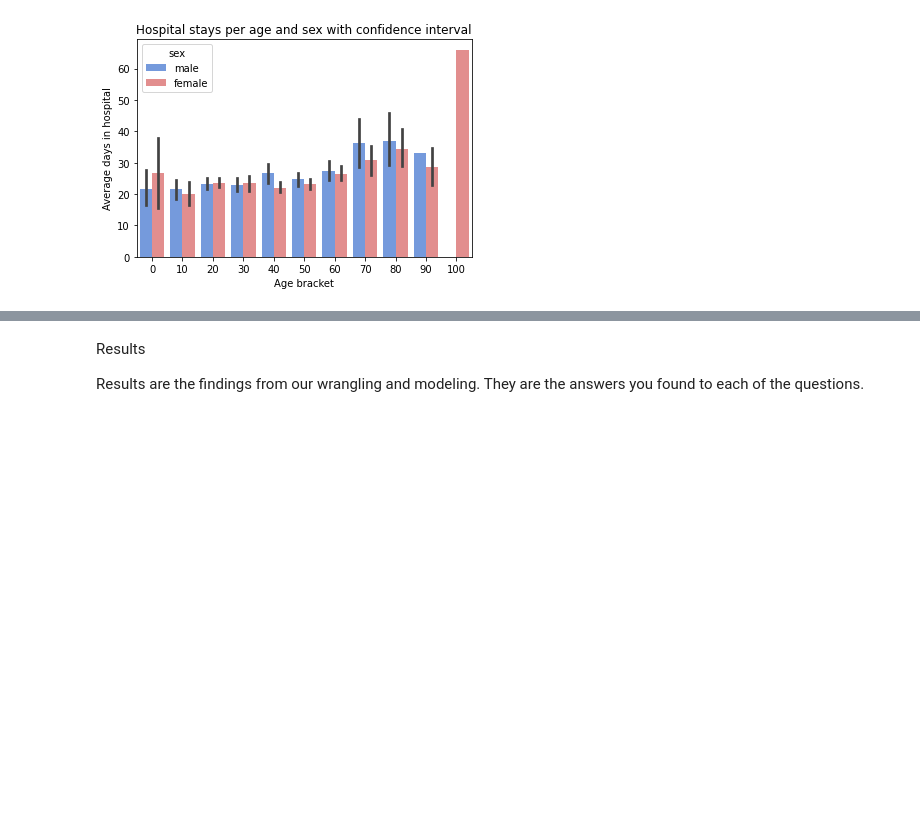
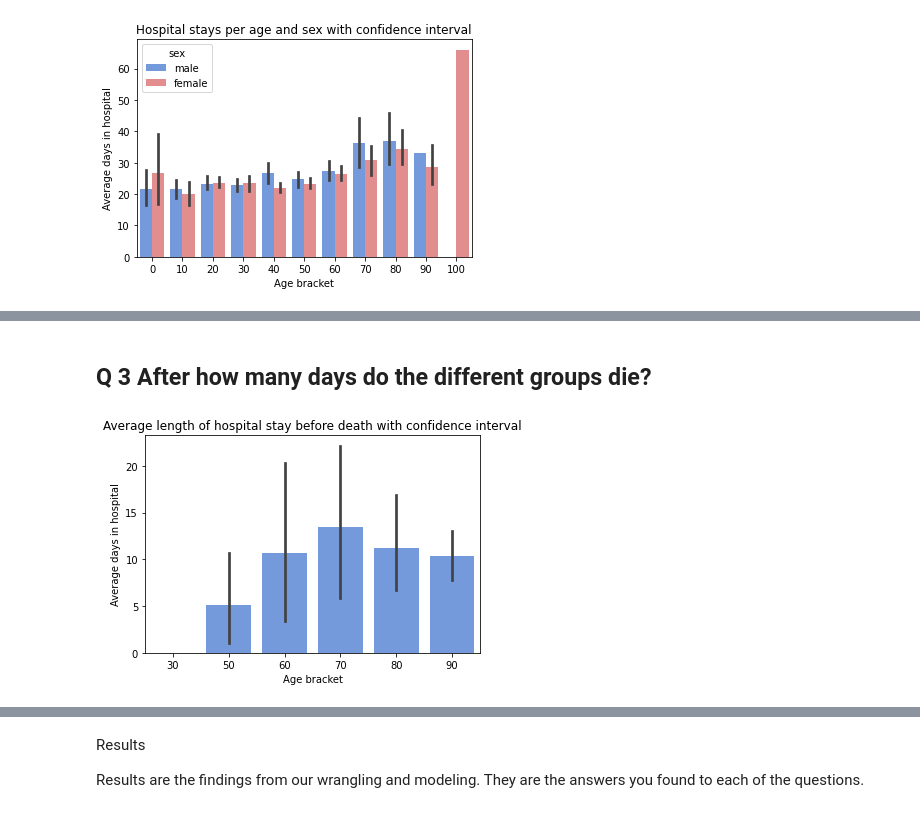
Before and after one commit to Jannis12324/korean_covid-19_patient_data_analysis, a Jupyter notebook: korean_covid-19_patients_data.ipynb, the cells around one changed output, grey strips where cells are left out. Cells and saved outputs as stored; diff of their text form; code cells hidden in the pictures; blank space fills up the shorter version.

Commit message:
feat: adds data preparation and modeling for questions 2 and 3

```diff
--- a/korean_covid-19_patients_data.ipynb
+++ b/korean_covid-19_patients_data.ipynb
@@ -258,0 +254,2 @@ q2_1_df["days_in_hsptl"] = q2_1_df.days_in_hsptl.apply(lambda x: x[:-5]).astype(
+# %%
+q2_2_df = q2_df.query("deceased_date != 'NaT'").copy()
@@ -259,3 +269,10 @@ q2_1_df["days_in_hsptl"] = q2_1_df.days_in_hsptl.apply(lambda x: x[:-5]).astype(
+# %%
+# drop rows that are missing values to calculate length of stay
+q2_2_df.dropna(subset = ["deceased_date", "confirmed_date"], inplace = True)
+q2_2_df["days_in_hsptl"] = (q2_2_df["deceased_date"] - q2_2_df["confirmed_date"]).astype(str)
+
+# change number of days to int
+q2_2_df["days_in_hsptl"] = q2_2_df.days_in_hsptl.apply(lambda x: x[:-5]).astype(int)
 # %% [markdown]
 # Model Data
 ## General inspection of data
@@ -331,0 +357,9 @@ plt.ylabel("Average days in hospital");
+# %% [markdown]
+## Q 3 After how many days do the different groups die?
+# %%
+sns.barplot(x = "age_bracket", y = "days_in_hsptl", data = q2_2_df, color = colors[0])
+plt.title("Average length of hospital stay before death with confidence interval")
+plt.xlabel("Age bracket")
+plt.ylabel("Average days in hospital");
+# %% [output]
+[figure, added]
```
Also changed, not shown: parts of 19 cells of this notebook.
